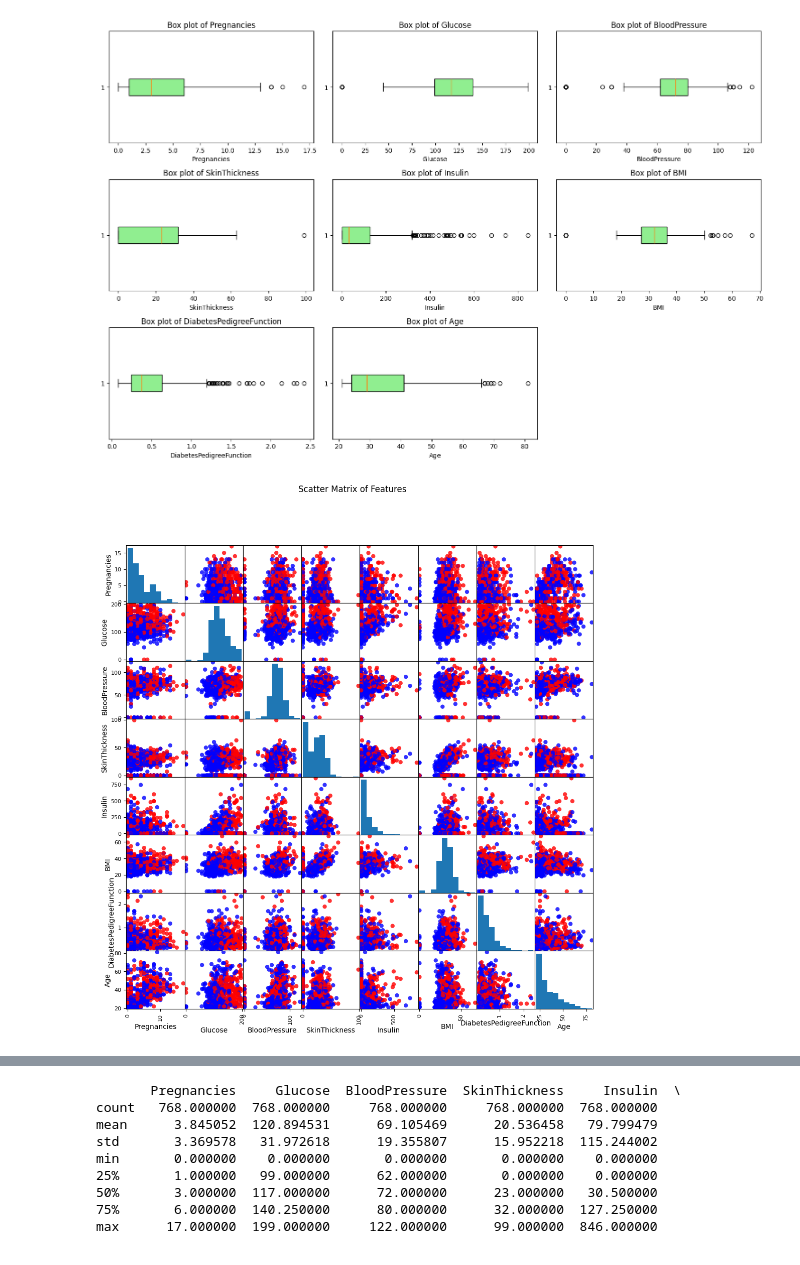
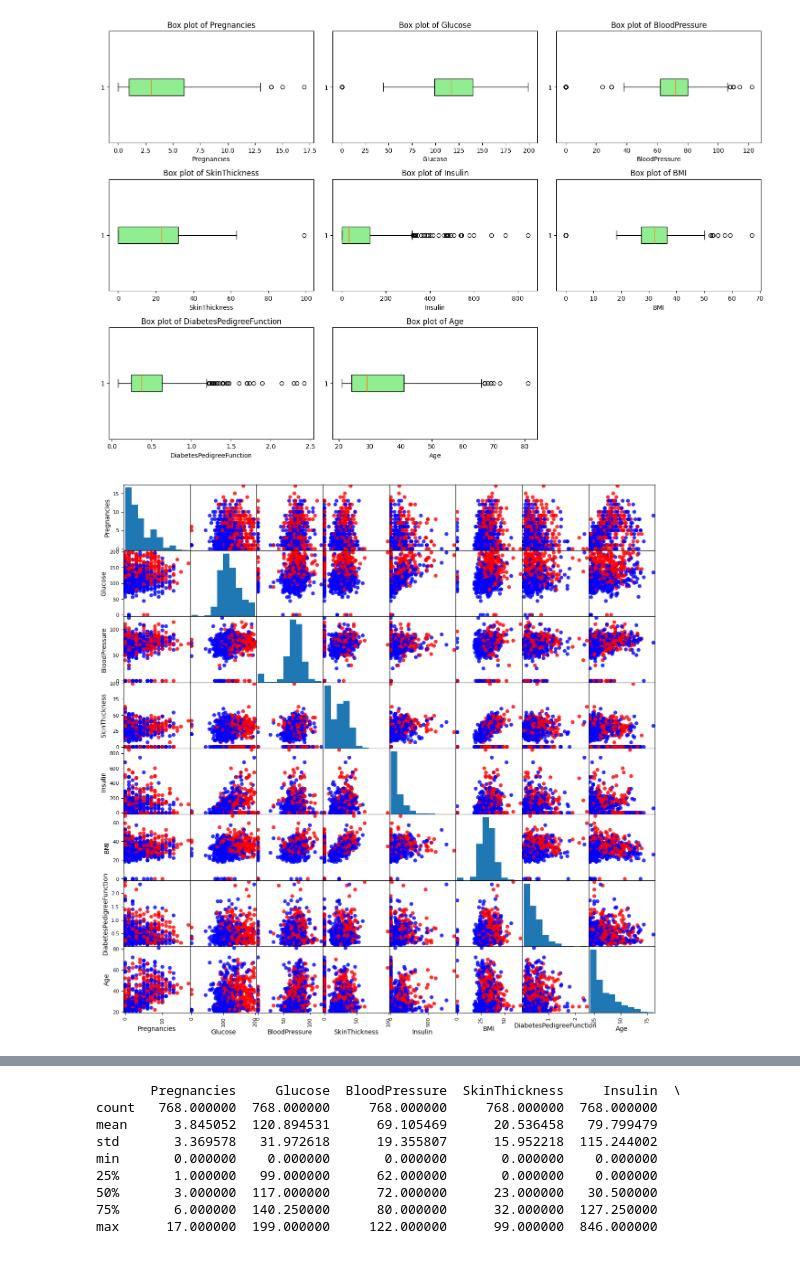
Before and after one commit to denisangel2k2/machine-learning-sp, a Jupyter notebook: Supervised/main.ipynb, the cells around one changed output, grey strips where cells are left out. Cells and saved outputs as stored; diff of their text form; code cells hidden in the pictures.

```diff
--- a/Supervised/main.ipynb
+++ b/Supervised/main.ipynb
@@ -53,14 +51,14 @@ plt.show()
 # %%
 from pandas.plotting import scatter_matrix
 
 colors = {0: "blue", 1: "red"}
 outcome_colors = dataset.data['Outcome'].map(colors)
 
-scatter_matrix(dataset.data[data_features], figsize=(12, 12), marker='o', c=outcome_colors, alpha=0.8)
-plt.suptitle("Scatter Matrix of Features")
+scatter_matrix(dataset.data[data_features], figsize=(15, 15), marker='o', c=outcome_colors, alpha=0.8)
+# plt.suptitle("Scatter Matrix of Features")
 plt.show()
 # %% [output]
-[figure, old version]
+[figure, new version]
 # %%
 correlation_matrix = dataset.data.corr()
 
```
Also changed, not shown: parts of 5 cells of this notebook.
